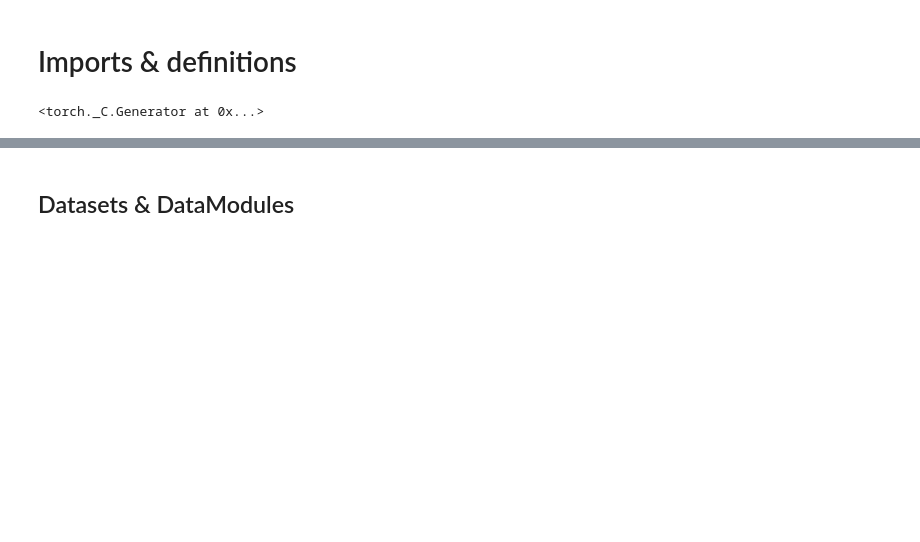
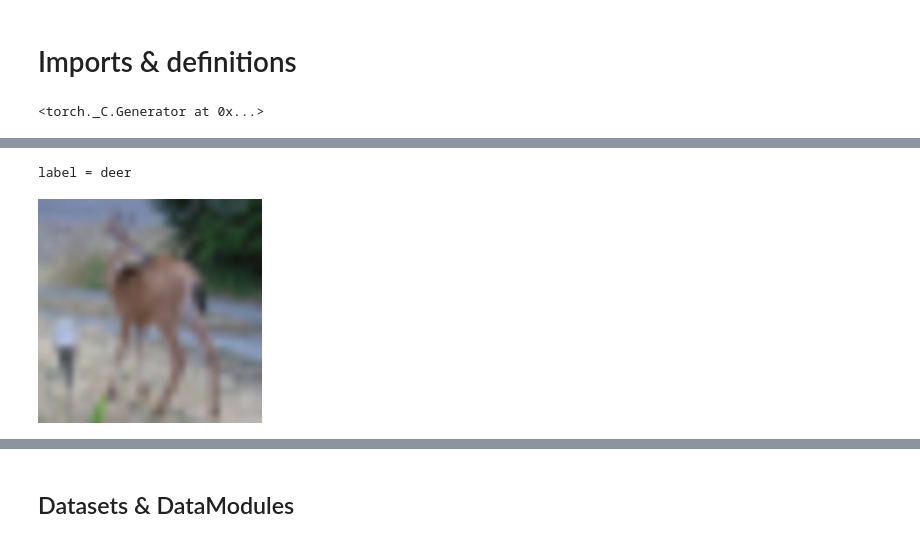
Before and after one commit to JacobARose/lightning-hydra-classifiers, a Jupyter notebook: notebooks/multi-task_model-train.ipynb, the cells around one changed output, grey strips where cells are left out. Cells and saved outputs as stored; diff of their text form; code cells hidden in the pictures; blank space fills up the shorter version.

```diff
--- a/notebooks/multi-task_model-train.ipynb
+++ b/notebooks/multi-task_model-train.ipynb
@@ -47,0 +638,7 @@ from lightning_hydra_classifiers.scripts.train_multitask import PlantDataModule,
+# %%
+datamodule = CIFAR10DataModule(task_id=0,
+                               batch_size=128,
+                               image_size=224,
+                               image_buffer_size=32,
+                               num_workers=4,
+                               pin_memory=True)
@@ -47,0 +688,35 @@ from lightning_hydra_classifiers.scripts.train_multitask import PlantDataModule,
+# %%
+print(datamodule.test_dataset[4][0].min(), datamodule.test_dataset[4][0].max())
+
+idx = 100
+
+img = datamodule.test_dataset[idx][0]
+label = datamodule.test_dataset[idx][1]
+
+print(img.min(), img.max())
+
+img = (img - img.min()) / (img.max() - img.min())
+print(f"label = {datamodule.label_encoder.idx2class[label]}")
+print(img.min(), img.max())
+
+toPIL(img).resize((224,224))
+# %%
+# idx = 8
+
+test_transform = datamodule.test_dataset.transform
+datamodule.test_dataset.transform = None
+
+img = totensor(datamodule.test_dataset[idx][0])
+label = datamodule.test_dataset[idx][1]
+
+# print(img.min(), img.max())
+# img = (img - img.min()) / (img.max() - img.min())
+print(f"label = {datamodule.label_encoder.idx2class[label]}")
+# print(img.min(), img.max())
+# img_thumb = toPIL(img)
+
+toPIL(img).resize((224,224))
+datamodule.test_dataset.transform = test_transform
+# %% [output]
+label = deer
+[figure, added]
```
Also changed, not shown: parts of 61 cells of this notebook.
